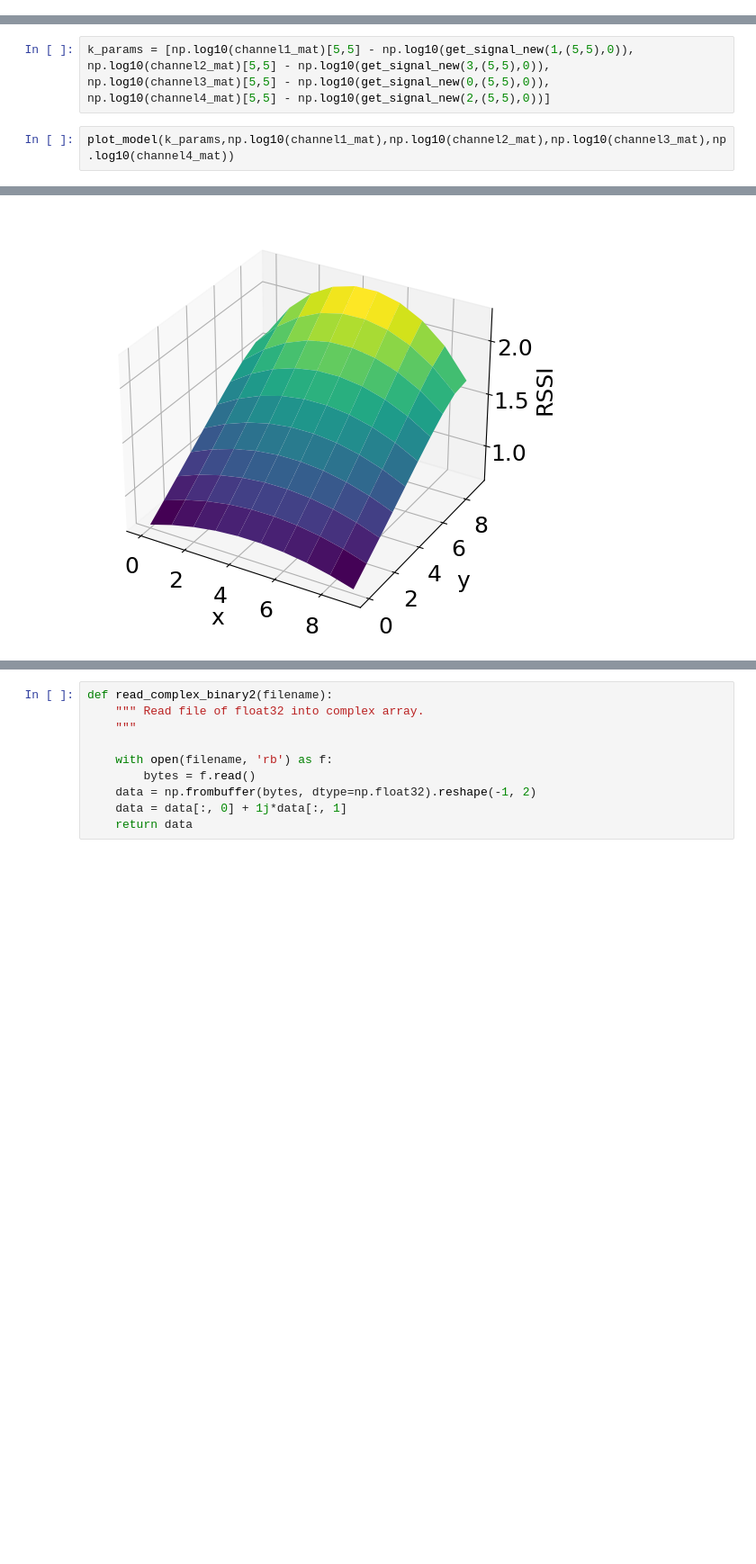
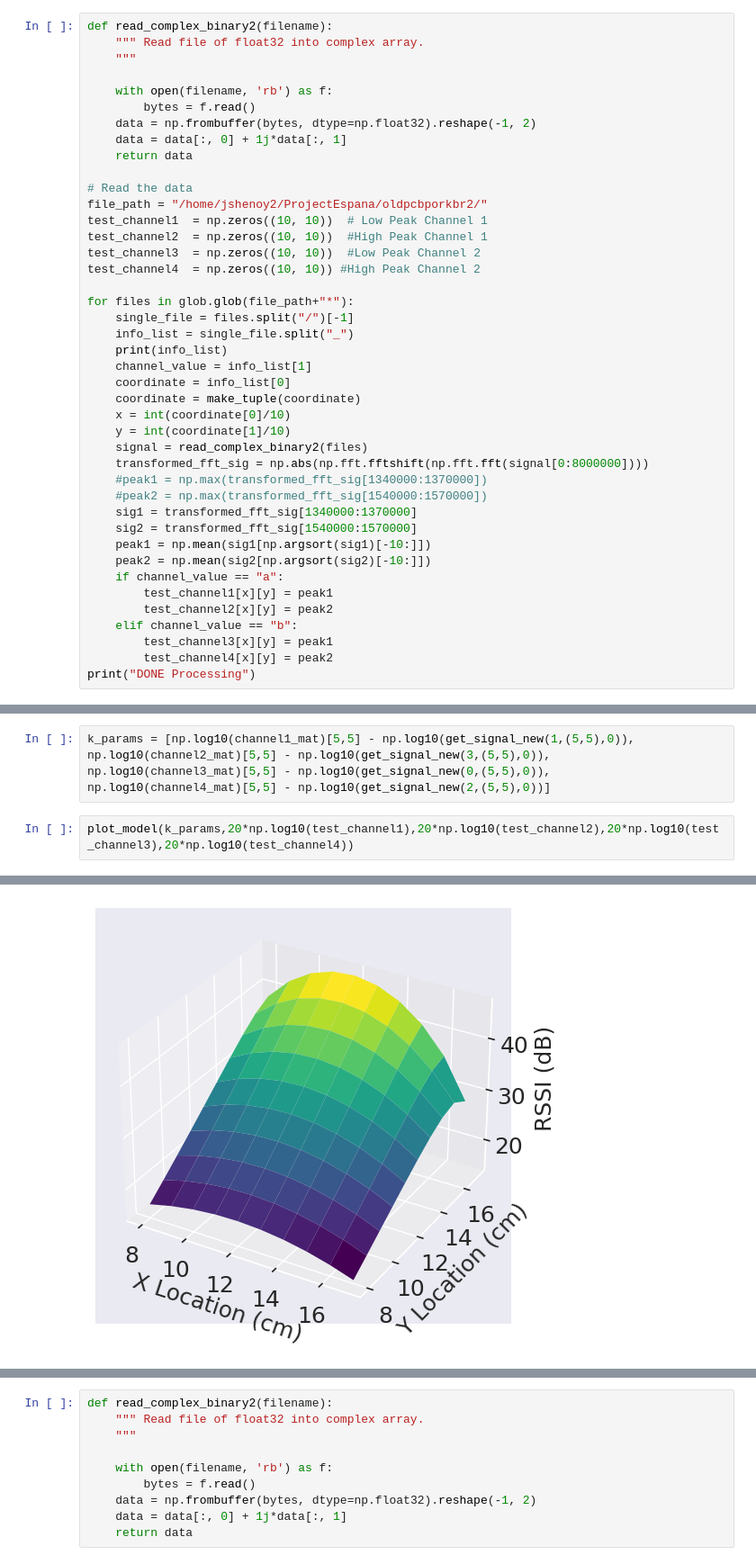
Before and after one commit to ConnectedSystemsLab/NFC, a Jupyter notebook: Microbenchmarks.ipynb, the cells around one changed output, grey strips where cells are left out. Shown: that part at 90% size. Drawn from its saved outputs; the diff is of its cells as text; blank space fills up the shorter version.

Commit message:
Vamos a Espana

```diff
--- a/Microbenchmarks.ipynb
+++ b/Microbenchmarks.ipynb
@@ -73,3 +73,45 @@ print("DONE Processing")
 ['(80, 40)', 'b']
 ['(90, 70)', 'b']
 DONE Processing
+# %%
+def read_complex_binary2(filename):
+    """ Read file of float32 into complex array.
+    """
+
+    with open(filename, 'rb') as f:
+        bytes = f.read()
+    data = np.frombuffer(bytes, dtype=np.float32).reshape(-1, 2)
+    data = data[:, 0] + 1j*data[:, 1]
+    return data
+
+# Read the data
+file_path = "/home/jshenoy2/ProjectEspana/oldpcbporkbr2/"
+test_channel1  = np.zeros((10, 10))  # Low Peak Channel 1
+test_channel2  = np.zeros((10, 10))  #High Peak Channel 1
+test_channel3  = np.zeros((10, 10))  #Low Peak Channel 2
+test_channel4  = np.zeros((10, 10)) #High Peak Channel 2
+
+for files in glob.glob(file_path+"*"):
+    single_file = files.split("/")[-1]
+    info_list = single_file.split("_")
+    print(info_list)
+    channel_value = info_list[1]
+    coordinate = info_list[0]
+    coordinate = make_tuple(coordinate)
+    x = int(coordinate[0]/10)
+    y = int(coordinate[1]/10)
+    signal = read_complex_binary2(files)
+    transformed_fft_sig = np.abs(np.fft.fftshift(np.fft.fft(signal[0:8000000])))
+    #peak1 = np.max(transformed_fft_sig[1340000:1370000])
+    #peak2 = np.max(transformed_fft_sig[1540000:1570000])
+    sig1 = transformed_fft_sig[1340000:1370000]
+    sig2 = transformed_fft_sig[1540000:1570000]
+    peak1 = np.mean(sig1[np.argsort(sig1)[-10:]])
+    peak2 = np.mean(sig2[np.argsort(sig2)[-10:]])
+    if channel_value == "a":
+        test_channel1[x][y] = peak1
+        test_channel2[x][y] = peak2
+    elif channel_value == "b":
+        test_channel3[x][y] = peak1
+        test_channel4[x][y] = peak2
+print("DONE Processing")
@@ -212,7 +343,7 @@ np.log10(channel2_mat)[5,5] - np.log10(get_signal_new(3,(5,5),0)),
 np.log10(channel3_mat)[5,5] - np.log10(get_signal_new(0,(5,5),0)),
 np.log10(channel4_mat)[5,5] - np.log10(get_signal_new(2,(5,5),0))]
 # %%
-plot_model(k_params,np.log10(channel1_mat),np.log10(channel2_mat),np.log10(channel3_mat),np.log10(channel4_mat))
+plot_model(k_params,20*np.log10(test_channel1),20*np.log10(test_channel2),20*np.log10(test_channel3),20*np.log10(test_channel4))
 # %% [output]
 HI
 0
@@ -220 +353 @@ First Channel MAE: 0.03909887456115618
-[figure, old version]
+[figure, new version]
```
Also changed, not shown: parts of 9 cells of this notebook, 2 other files.
